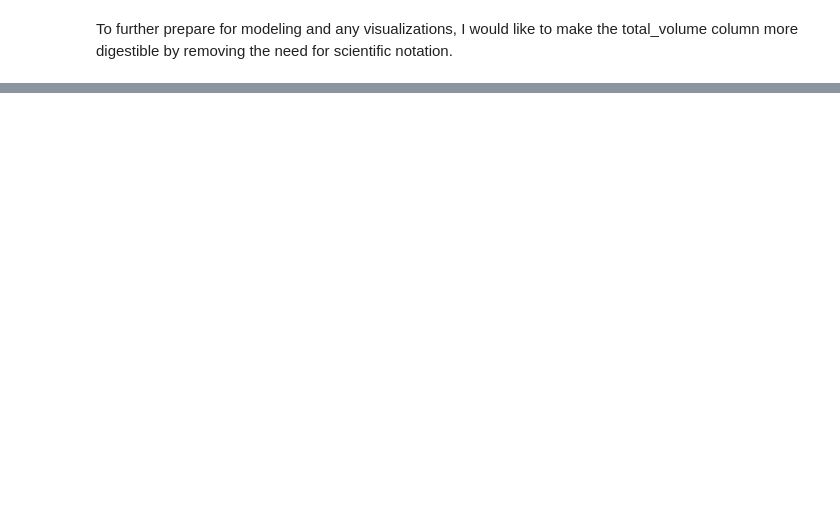
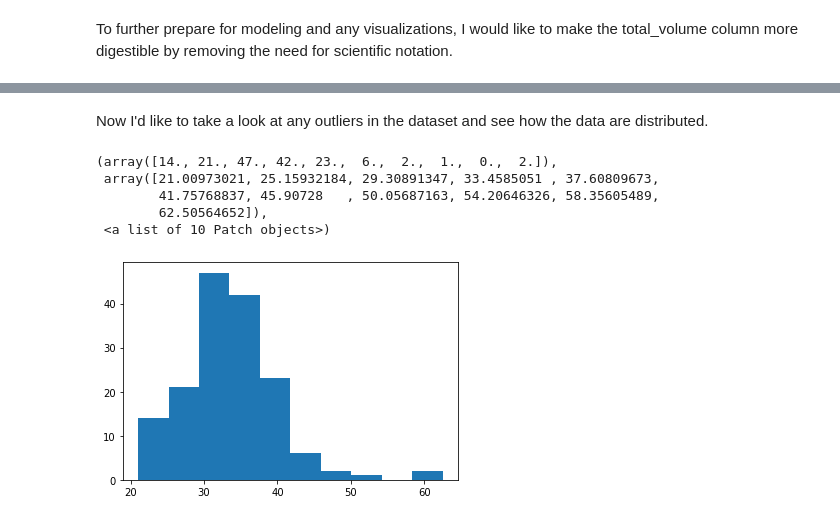
Before and after one commit to melissammcmillan/price_elasticity_of_avocados, a Jupyter notebook: 1_Avocado_EDA.ipynb, the cells around one changed output, grey strips where cells are left out. Drawn from its saved outputs; the diff is of its cells as text; code cells hidden in the pictures; blank space fills up the shorter version.

```diff
--- a/1_Avocado_EDA.ipynb
+++ b/1_Avocado_EDA.ipynb
@@ -386,3 +386,14 @@ See the caveats in the documentation: https://pandas.pydata.org/pandas-docs/stab
 | 2015-01-18 | 1.03 | 29043458.85 | 11858139.34 | 11701947.80 | 831301.90 | 4652069.81 | 3873041.26 | 771093.20 | 7935.35 | ... |
 | 2015-01-25 | 1.04 | 28470310.84 | 12167445.03 | 10734652.82 | 768020.05 | 4800192.94 | 3978636.90 | 812924.73 | 8631.31 | ... |
 | 2015-02-01 | 0.89 | 44655461.51 | 18933038.04 | 18956479.74 | 1381516.11 | 5384427.62 | 4216452.03 | 1121076.47 | 46899.12 | ... |
+# %% [markdown]
+Now I'd like to take a look at any outliers in the dataset and see how the data are distributed.
+# %%
+plt.hist(total_us_filtered['total_volume_million'])
+# %% [output]
+(array([14., 21., 47., 42., 23.,  6.,  2.,  1.,  0.,  2.]),
+ array([21.00973021, 25.15932184, 29.30891347, 33.4585051 , 37.60809673,
+        41.75768837, 45.90728   , 50.05687163, 54.20646326, 58.35605489,
+        62.50564652]),
+ <a list of 10 Patch objects>)
+[figure, added]
```
Also changed, not shown: parts of 6 cells of this notebook, 1 other file.
